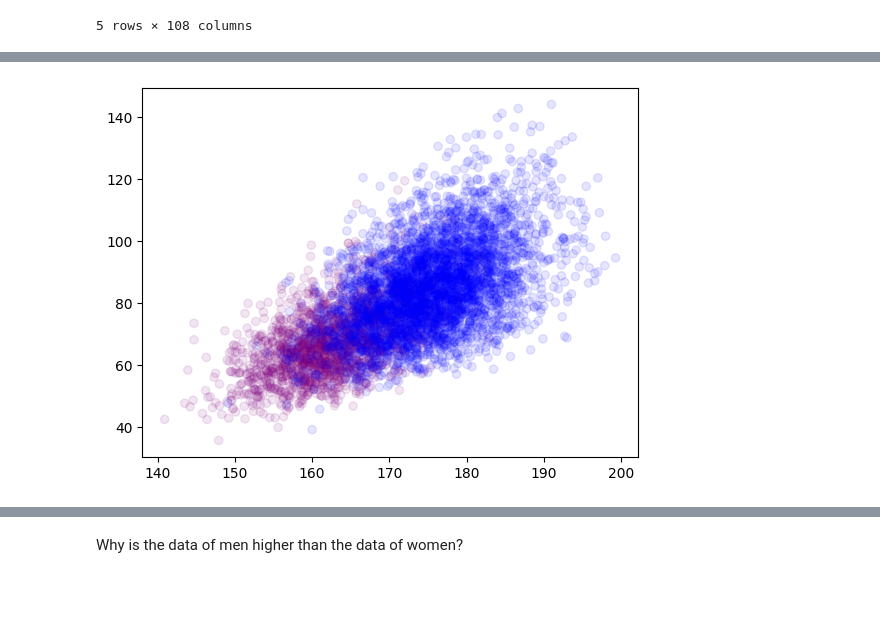
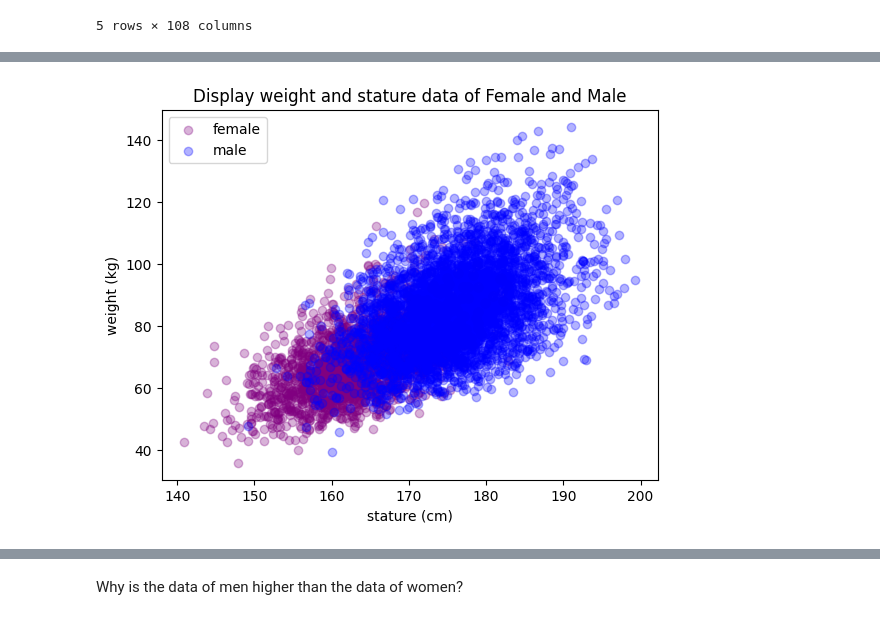
Before and after one commit to KhadijehValipour/ANSUR, a Jupyter notebook: ANSUR.ipynb, the cells around one changed output, grey strips where cells are left out. Saved outputs shown, nothing was run; the diff lists cells and outputs as text; code cells hidden in the pictures; blank space fills up the shorter version.

```diff
--- a/ANSUR.ipynb
+++ b/ANSUR.ipynb
@@ -52,12 +52,18 @@ data["weightkg"] = data["weightkg"] / 10 #convert to kg
 data["stature"] = data['stature'] / 10 #convert to cm
 
 data["Gender"]= data["Gender"].replace(["Female" , "Male"] , [0,1]) #convert to binary
-# %%
-cmap = ["purple" , "blue"]
-plt.scatter(data["stature"] , data["weightkg"] , c=data["Gender"] , cmap=ListedColormap(cmap) , alpha=0.1)
-plt.show()
-# %% [output]
-[figure, removed]
+# %%
+#cmap = ["purple" , "blue"]
+#plt.scatter(data["stature"] , data["weightkg"] , c=data["Gender"] , cmap=ListedColormap(cmap) , alpha=0.3)
+plt.scatter(female_data['stature']/10 , female_data['weightkg']/10 , c='purple', alpha=0.3)
+plt.scatter(male_data['stature']/10 ,male_data['weightkg']/10 , c='blue' ,alpha=0.3)
+plt.xlabel("stature (cm)")
+plt.ylabel("weight (kg)")
+plt.legend(['female' ,'male'])
+plt.title("Display weight and stature data of Female and Male")
+plt.show()
+# %% [output]
+[figure, added]
 # %%
 Female_height = data.query("Gender == 0")["stature"]
 Male_height = data.query("Gender == 1")["stature"]
```
Also changed, not shown: parts of 3 cells of this notebook.
